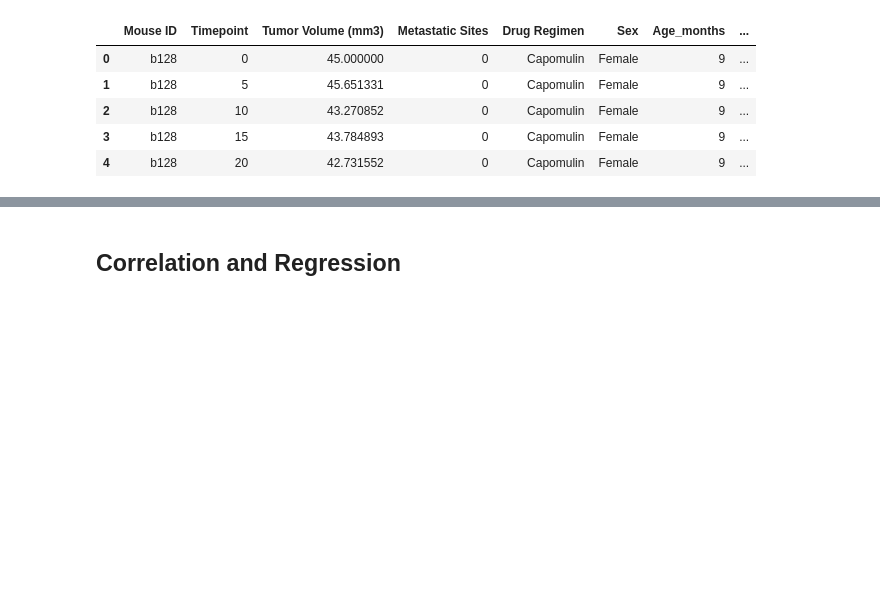
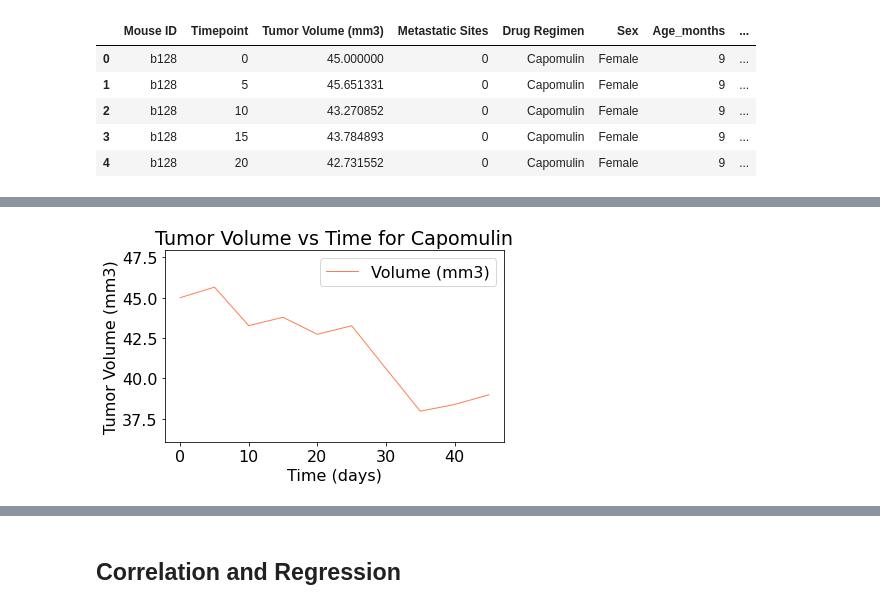
Before and after one commit to sjryandesigns/Matplotlib---Power-of-Plots, a Jupyter notebook: pymaceuticals_starter.ipynb, the cells around one changed output, grey strips where cells are left out. Drawn from its saved outputs; the diff is of its cells as text; code cells hidden in the pictures; blank space fills up the shorter version.

Commit message:
Line and Scatter

```diff
--- a/pymaceuticals_starter.ipynb
+++ b/pymaceuticals_starter.ipynb
@@ -344,3 +357,6 @@ capomulin_df.head()
 | 2 | b128 | 10 | 43.270852 | 0 | Capomulin | Female | 9 | ... |
 | 3 | b128 | 15 | 43.784893 | 0 | Capomulin | Female | 9 | ... |
 | 4 | b128 | 20 | 42.731552 | 0 | Capomulin | Female | 9 | ... |
+# %%
+mouse_cap = capomulin_df.loc[capomulin_df['Mouse ID']=="b128"]
+mouse_cap
@@ -346,0 +375,3 @@ capomulin_df.head()
+# %%
+single_mouse= mouse_cap.loc[:, ["Timepoint", "Tumor Volume (mm3)"]]
+single_mouse
@@ -346,0 +390,3 @@ capomulin_df.head()
+# %%
+x_axis = single_mouse['Timepoint'].to_list()
+x_axis
@@ -347,2 +409,16 @@ capomulin_df.head()
+# %%
+test_mouse,= plt.plot(x_axis, single_mouse['Tumor Volume (mm3)'], color="coral", linewidth=1, label="Volume (mm3)")
+plt.legend(handles=[test_mouse], loc="best")
+plt.title("Tumor Volume vs Time for Capomulin")
+plt.xlabel("Time (days)")
+plt.ylabel("Tumor Volume (mm3)")
+
+plt.xlim(min(x_axis)-max(x_axis)*0.05, max(x_axis)*1.05)
+plt.ylim(min(single_mouse['Tumor Volume (mm3)'])*0.95, max(single_mouse['Tumor Volume (mm3)'])*1.05)
+plt.tight_layout()
+plt.savefig("figures/LineChart.png")
+plt.show()
+# %% [output]
+[figure, added]
 # %%
 # Generate a scatter plot of average tumor volume vs. mouse weight for the Capomulin regimen
```
Also changed, not shown: parts of 19 cells of this notebook, 1 other file.
